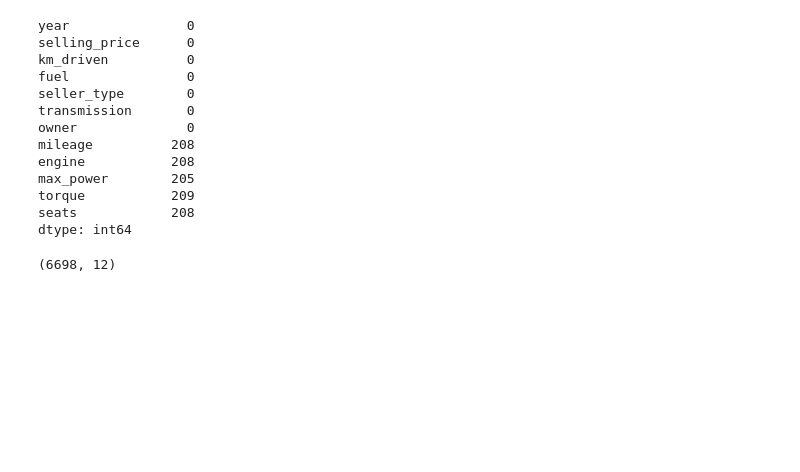
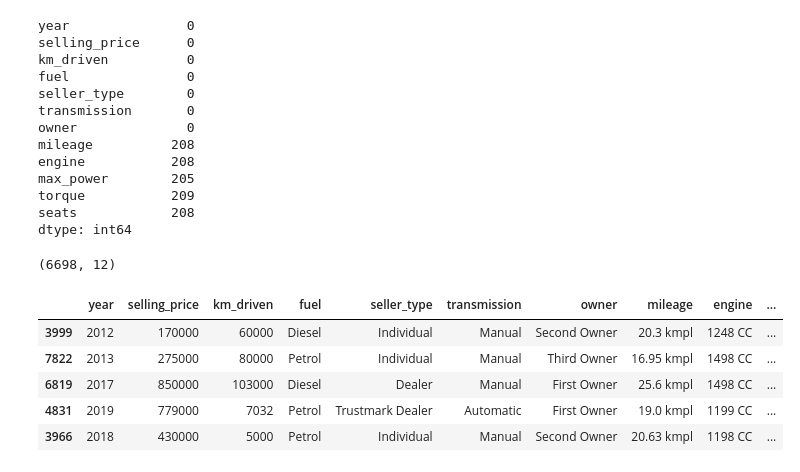
Before and after one commit to haterdesardinha/trabalho_regressao_caminha, a Jupyter notebook: modelos_de_treinamento.ipynb, the cells around one changed output. Cells and saved outputs as stored; diff of their text form; code cells hidden in the pictures; blank space fills up the shorter version.

```diff
--- a/modelos_de_treinamento.ipynb
+++ b/modelos_de_treinamento.ipynb
@@ -140,4 +139,13 @@ df = df.dropna()
 df.shape
 # %% [output]
 (6698, 12)
+# %%
+df.head()
+# %% [output]
+|  | year | selling_price | km_driven | fuel | seller_type | transmission | owner | mileage | engine | ... |
+| 3999 | 2012 | 170000 | 60000 | Diesel | Individual | Manual | Second Owner | 20.3 kmpl | 1248 CC | ... |
+| 7822 | 2013 | 275000 | 80000 | Petrol | Individual | Manual | Third Owner | 16.95 kmpl | 1498 CC | ... |
+| 6819 | 2017 | 850000 | 103000 | Diesel | Dealer | Manual | First Owner | 25.6 kmpl | 1498 CC | ... |
+| 4831 | 2019 | 779000 | 7032 | Petrol | Trustmark Dealer | Automatic | First Owner | 19.0 kmpl | 1199 CC | ... |
+| 3966 | 2018 | 430000 | 5000 | Petrol | Individual | Manual | Second Owner | 20.63 kmpl | 1198 CC | ... |
 # %%
```
Also changed, not shown: parts of 12 cells of this notebook.
